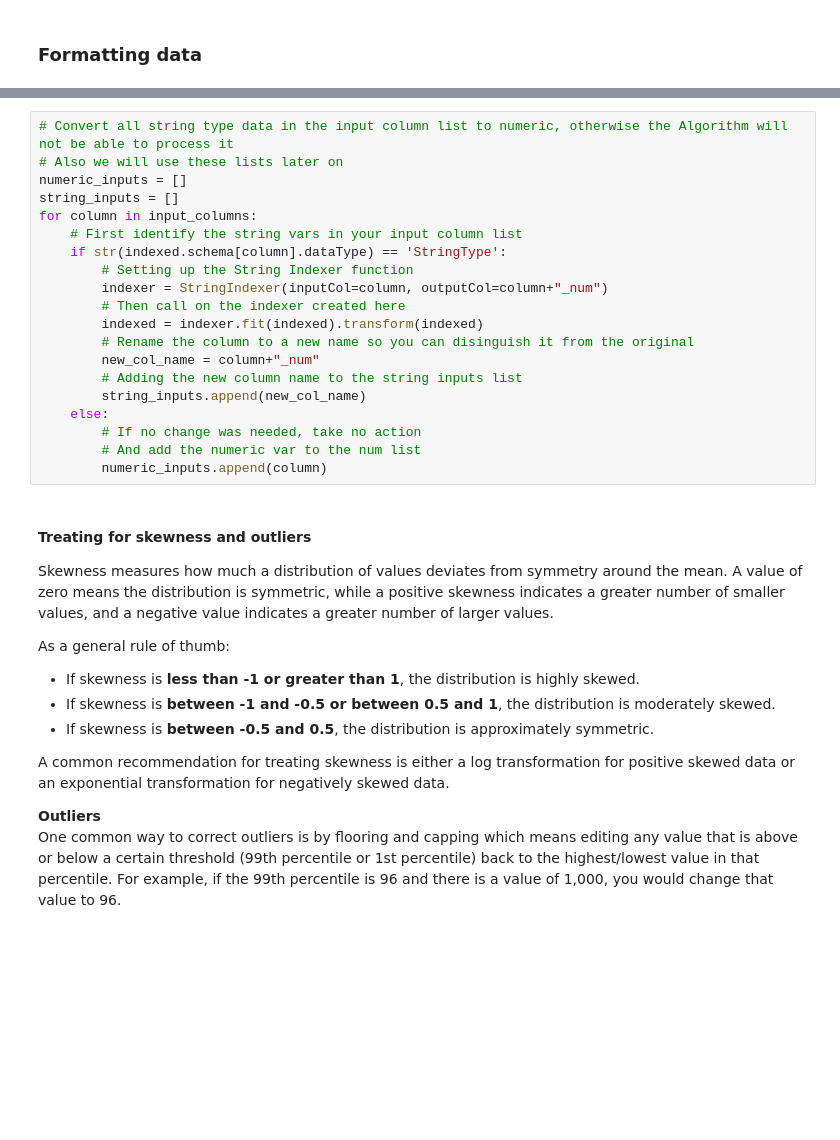
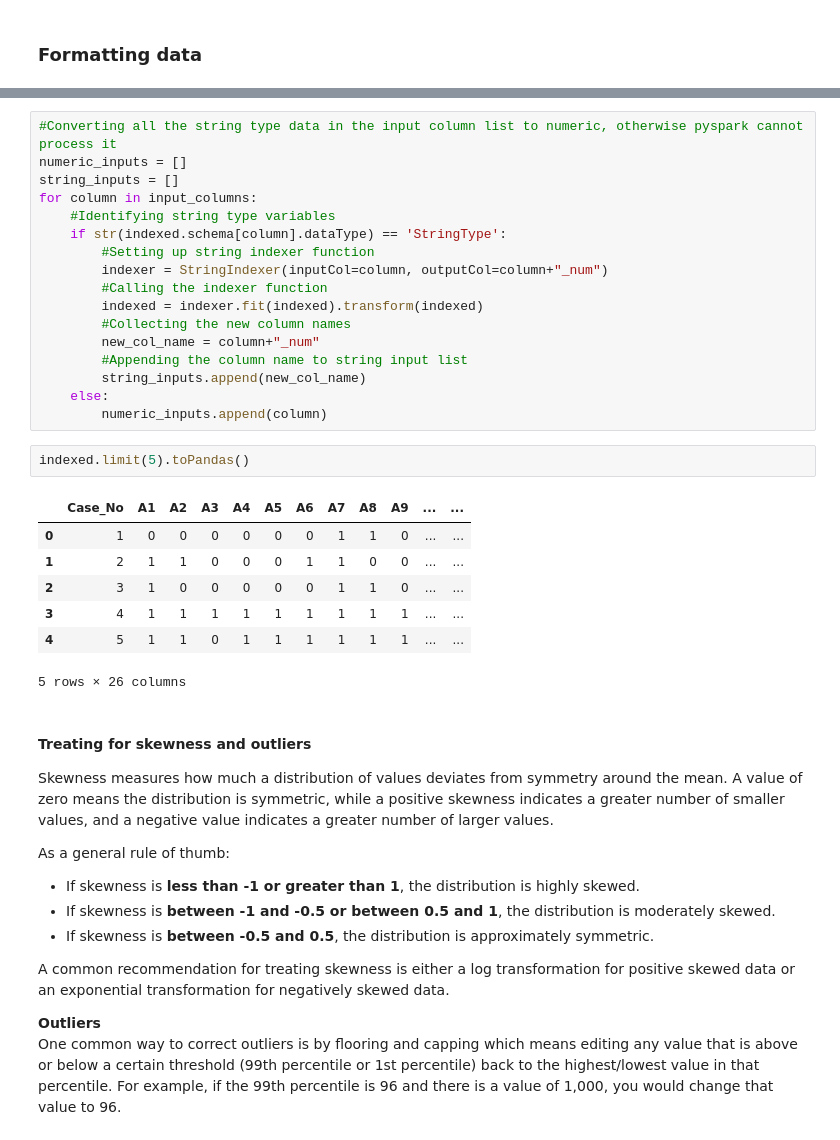
Before and after one commit to santoshsahini19/big-data-analytics-using-spark, a Jupyter notebook: Pyspark-MLIB/classification.ipynb, the cells around one changed output, grey strips where cells are left out. Cells and saved outputs as stored; diff of their text form; blank space fills up the shorter version.

```diff
--- a/Pyspark-MLIB/classification.ipynb
+++ b/Pyspark-MLIB/classification.ipynb
@@ -104,23 +137,30 @@ indexed = indexer.fit(renamed).transform(renamed)
 # %%
-# Convert all string type data in the input column list to numeric, otherwise the Algorithm will not be able to process it
-# Also we will use these lists later on
+#Converting all the string type data in the input column list to numeric, otherwise pyspark cannot process it
 numeric_inputs = []
 string_inputs = []
 for column in input_columns:
-    # First identify the string vars in your input column list
+    #Identifying string type variables
     if str(indexed.schema[column].dataType) == 'StringType':
-        # Setting up the String Indexer function
+        #Setting up string indexer function
         indexer = StringIndexer(inputCol=column, outputCol=column+"_num")
-        # Then call on the indexer created here
+        #Calling the indexer function
         indexed = indexer.fit(indexed).transform(indexed)
-        # Rename the column to a new name so you can disinguish it from the original
+        #Collecting the new column names
         new_col_name = column+"_num"
-        # Adding the new column name to the string inputs list
+        #Appending the column name to string input list
         string_inputs.append(new_col_name)
     else:
-        # If no change was needed, take no action
-        # And add the numeric var to the num list
         numeric_inputs.append(column)
+# %%
+indexed.limit(5).toPandas()
+# %% [output]
+|  | Case_No | A1 | A2 | A3 | A4 | A5 | A6 | A7 | A8 | A9 | ... | ... |
+| 0 | 1 | 0 | 0 | 0 | 0 | 0 | 0 | 1 | 1 | 0 | ... | ... |
+| 1 | 2 | 1 | 1 | 0 | 0 | 0 | 1 | 1 | 0 | 0 | ... | ... |
+| 2 | 3 | 1 | 0 | 0 | 0 | 0 | 0 | 1 | 1 | 0 | ... | ... |
+| 3 | 4 | 1 | 1 | 1 | 1 | 1 | 1 | 1 | 1 | 1 | ... | ... |
+| 4 | 5 | 1 | 1 | 0 | 1 | 1 | 1 | 1 | 1 | 1 | ... | ... |
+5 rows × 26 columns
 # %% [markdown]
 #### Treating for skewness and outliers
 
```
Also changed, not shown: parts of 34 cells of this notebook.
